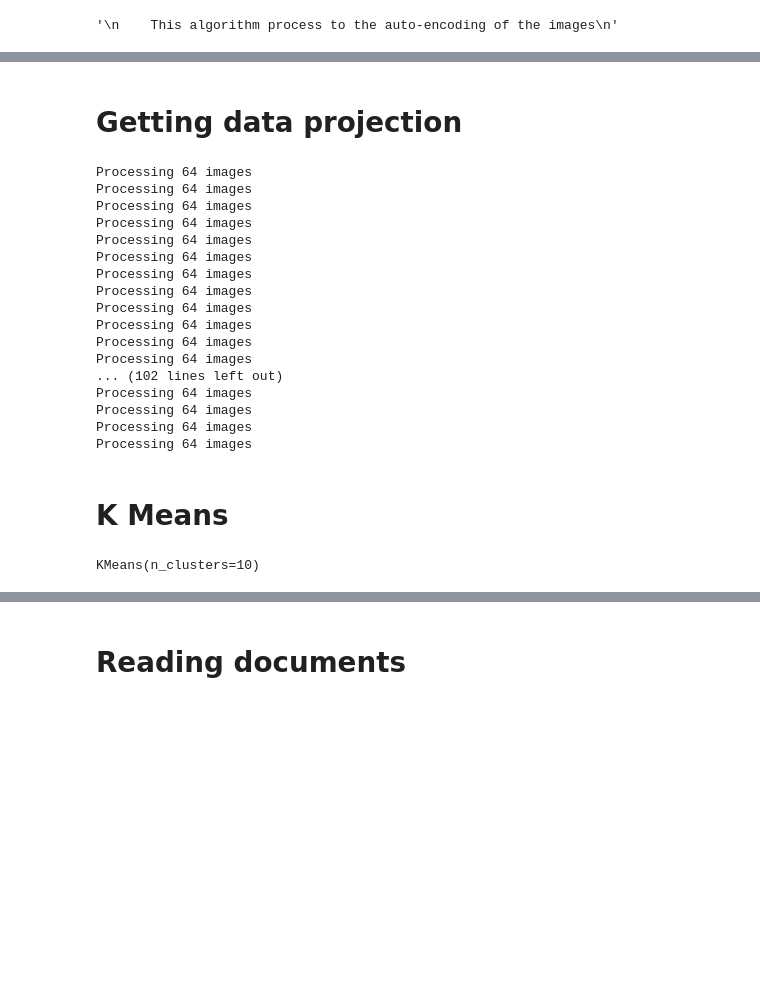
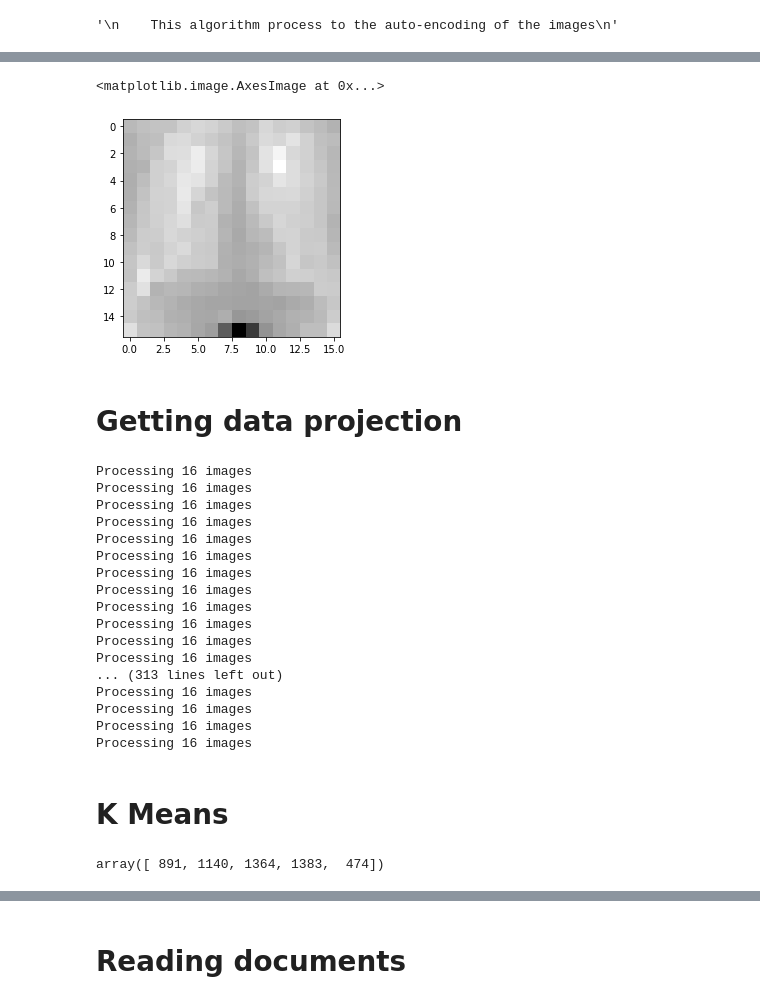
Before and after one commit to alibell/mimic_cxr_clustering, a Jupyter notebook: autoencoder.ipynb, the cells around one changed output, grey strips where cells are left out. Cells and saved outputs as stored; diff of their text form; code cells hidden in the pictures; blank space fills up the shorter version.

```diff
--- a/autoencoder.ipynb
+++ b/autoencoder.ipynb
@@ -156,0 +295,7 @@ plt.imshow(pred, cmap="gray")
+# %%
+with torch.no_grad():
+    pred = ae(x[i, :, :, :].unsqueeze(1))[0, 0, :, :].detach().cpu()
+plt.imshow(pred, cmap="gray")
+# %% [output]
+<matplotlib.image.AxesImage at 0x...>
+[figure, added]
@@ -166,29 +316,33 @@ dataloader_project = DataLoader(X[0], collate_fn=dataset_collater, shuffle=False
 # %%
 projections = []
+device="cuda:0"
 
-for x in dataloader_project:
-    print("Processing 64 images")
-    y = ae(x)
-    y = y.detach()
-    projections.append(y)
+for idx in dataloader_project:
+    print(f"Processing {n_batch} images")
+    with torch.no_grad():
+        x = dataset_collater_nocrop(X0[idx])
+        x = x.to(device)
+        y = ae(x)
+        y = y.cpu().detach()
+        projections.append(y)
 # %% [output]
-Processing 64 images
-Processing 64 images
-Processing 64 images
-Processing 64 images
-Processing 64 images
-Processing 64 images
-Processing 64 images
-Processing 64 images
-Processing 64 images
-Processing 64 images
-Processing 64 images
-Processing 64 images
-... (102 lines left out)
-Processing 64 images
-Processing 64 images
-Processing 64 images
-Processing 64 images
+Processing 16 images
+Processing 16 images
+Processing 16 images
+Processing 16 images
+Processing 16 images
+Processing 16 images
+Processing 16 images
+Processing 16 images
+Processing 16 images
+Processing 16 images
+Processing 16 images
+Processing 16 images
+... (313 lines left out)
+Processing 16 images
+Processing 16 images
+Processing 16 images
+Processing 16 images
 # %%
 projected_data = torch.concat(projections, axis=0).numpy()
 # %%
@@ -205,4 +366,0 @@ km = KMeans(n_clusters=10)
-# %%
-km.fit(projected_data)
-# %% [output]
-KMeans(n_clusters=10)
@@ -210,0 +369,8 @@ clusters = km.predict(projected_data)
+# %%
+km = KMeans(n_clusters=5)
+#dbs = DBSCAN(metric="cosine", min_samples=5, eps=5e-3)
+#clusters = dbs.fit_predict(projected_test_data_lr)
+clusters = km.fit_predict(projected_data)
+np.bincount(clusters+abs(clusters.min()))
+# %% [output]
+array([ 891, 1140, 1364, 1383,  474])
```
Also changed, not shown: parts of 64 cells of this notebook, 3 other files.
